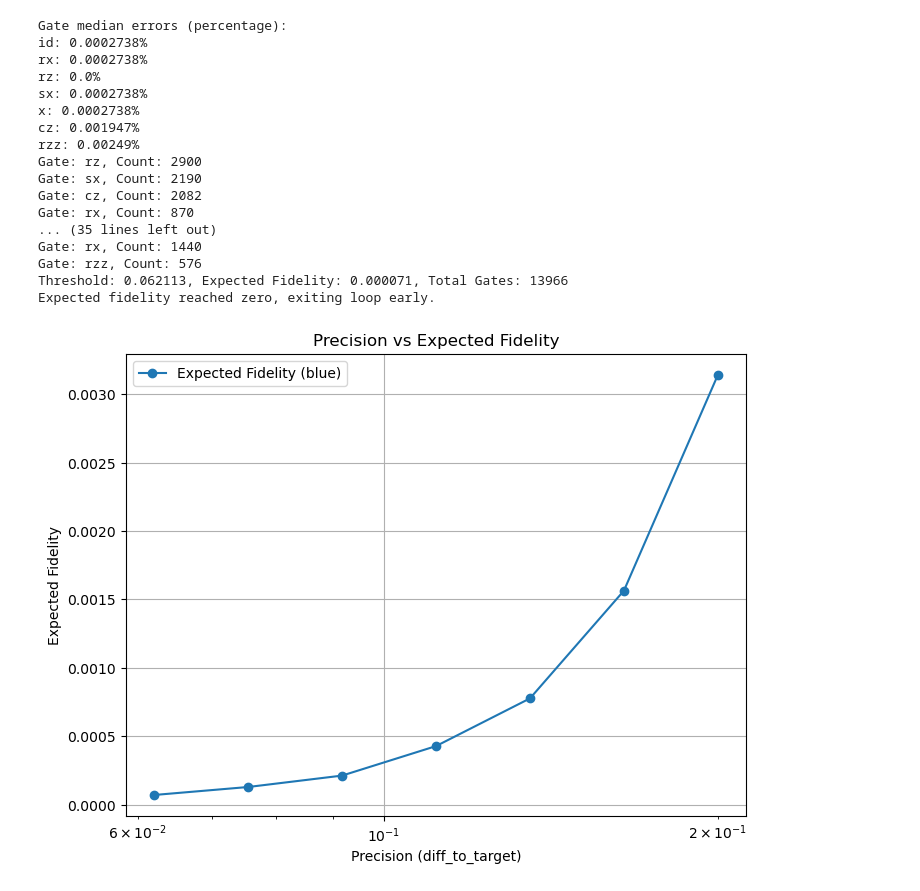
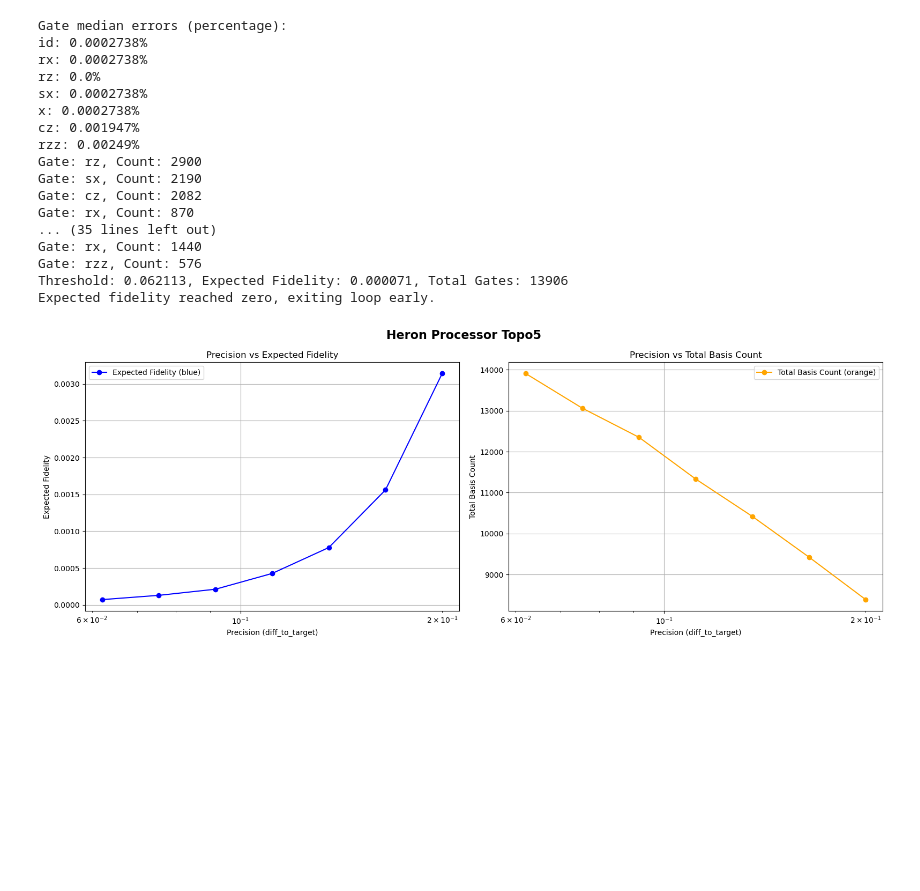
Before and after one commit to Han1105/bachelor_thesis_code_backup, a Jupyter notebook: heron_expect_fidilerty/topo5.ipynb, the cells around one changed output. Cells and saved outputs as stored; diff of their text form; code cells hidden in the pictures; blank space fills up the shorter version.

```diff
--- a/heron_expect_fidilerty/topo5.ipynb
+++ b/heron_expect_fidilerty/topo5.ipynb
@@ -119,10 +119,7 @@ coupling_map = CouplingMap.from_full(4)
 
 # 定义线性拓扑：0–1–2–3
 linear_coupling = CouplingMap(couplinglist=[(0, 1), (1, 0), (1, 2), (2, 1), (2, 3), (3, 2),(2, 0), (0, 2)])
-linear_coupling2= CouplingMap(couplinglist=[(0, 1), (1, 2), (2, 3),(3,0)])
-linear_coupling3= CouplingMap(couplinglist=[(1, 0), (0, 1), (0, 2), (2, 0), (0, 3), (3, 0)])
-linear_coupling4= CouplingMap(couplinglist=[(0, 4), (4, 3), (1, 3),(1,0)])
-linear_coupling5= CouplingMap(couplinglist=[(0, 2), (2, 0), (2, 3), (3, 2), (1, 3), (3, 1),(1, 0), (0, 1),(1,2), (2, 1)])
+
 # Print out for checking
 print("Gate median errors (percentage):")
 for gate, error in gate_error.items():
@@ -166,52 +163,62 @@ for threshold in precision_list:
         print(f"Gate: {gate}, Count: {count}")
 
 
     # 计算 expected fidelity
     expected_fidelity = calculate_expected_fidelity(gate_error, gate_counts)
     fidelity_list.append(expected_fidelity)
     print(f"Threshold: {threshold:.6f}, Expected Fidelity: {expected_fidelity:.6f}, Total Gates: {total_count}")
 
     if fidelity_list[-1] < 0.0001:
         print("Expected fidelity reached zero, exiting loop early.")
         break
 
-# 绘图1: Precision vs Expected Fidelity
-plt.figure(figsize=(8, 6))
-plt.plot(precision_list[:len(fidelity_list)], fidelity_list, marker='o', label='Expected Fidelity (blue)')
-plt.xscale('log')
-plt.xlabel('Precision (diff_to_target)')
-plt.ylabel('Expected Fidelity')
-plt.title('Precision vs Expected Fidelity')
-plt.grid(True)
-plt.legend()
+import matplotlib.pyplot as plt
+
+# Create a figure with 2 subplots side by side
+fig, (ax1, ax2) = plt.subplots(1, 2, figsize=(16, 6))
+
+# Main title for the entire figure
+fig.suptitle('Heron Processor Topo5', fontsize=16, fontweight='bold')
+
+# Plot 1: Precision vs Expected Fidelity
+ax1.plot(precision_list[:len(fidelity_list)], fidelity_list, marker='o', label='Expected Fidelity (blue)', color='blue')
+ax1.set_xscale('log')
+ax1.set_xlabel('Precision (diff_to_target)')
+ax1.set_ylabel('Expected Fidelity')
+ax1.set_title('Precision vs Expected Fidelity')
+ax1.grid(True)
+ax1.legend()
+
+# Plot 2: Precision vs Total Basis Count
+ax2.plot(precision_list[:len(total_count_list)], total_count_list, marker='o', color='orange', label='Total Basis Count (orange)')
+ax2.set_xscale('log')
+ax2.set_xlabel('Precision (diff_to_target)')
+ax2.set_ylabel('Total Basis Count')
+ax2.set_title('Precision vs Total Basis Count')
+ax2.grid(True)
+ax2.legend()
+
+# Adjust layout to prevent overlap
+plt.tight_layout()
+
+# Show the combined plot
 plt.show()
-
-# 绘图2: Precision vs Total Basis Count (橙色)
-plt.figure(figsize=(8, 6))
-plt.plot(precision_list[:len(total_count_list)], total_count_list, marker='o', color='orange', label='Total Basis Count (orange)')
-plt.xscale('log')
-plt.xlabel('Precision (diff_to_target)')
-plt.ylabel('Total Basis Count')
-plt.title('Precision vs Total Basis Count')
-plt.grid(True)
-plt.legend()
-plt.show()
 # %% [output]
 Gate median errors (percentage):
 id: 0.0002738%
 rx: 0.0002738%
 rz: 0.0%
 sx: 0.0002738%
 x: 0.0002738%
 cz: 0.001947%
 rzz: 0.00249%
 Gate: rz, Count: 2900
 Gate: sx, Count: 2190
 Gate: cz, Count: 2082
 Gate: rx, Count: 870
 ... (35 lines left out)
 Gate: rx, Count: 1440
 Gate: rzz, Count: 576
-Threshold: 0.062113, Expected Fidelity: 0.000071, Total Gates: 13966
+Threshold: 0.062113, Expected Fidelity: 0.000071, Total Gates: 13906
 Expected fidelity reached zero, exiting loop early.
-[figure, old version]
+[figure, new version]
```
Also changed, not shown: parts of 2 cells of this notebook, 15 other files.
